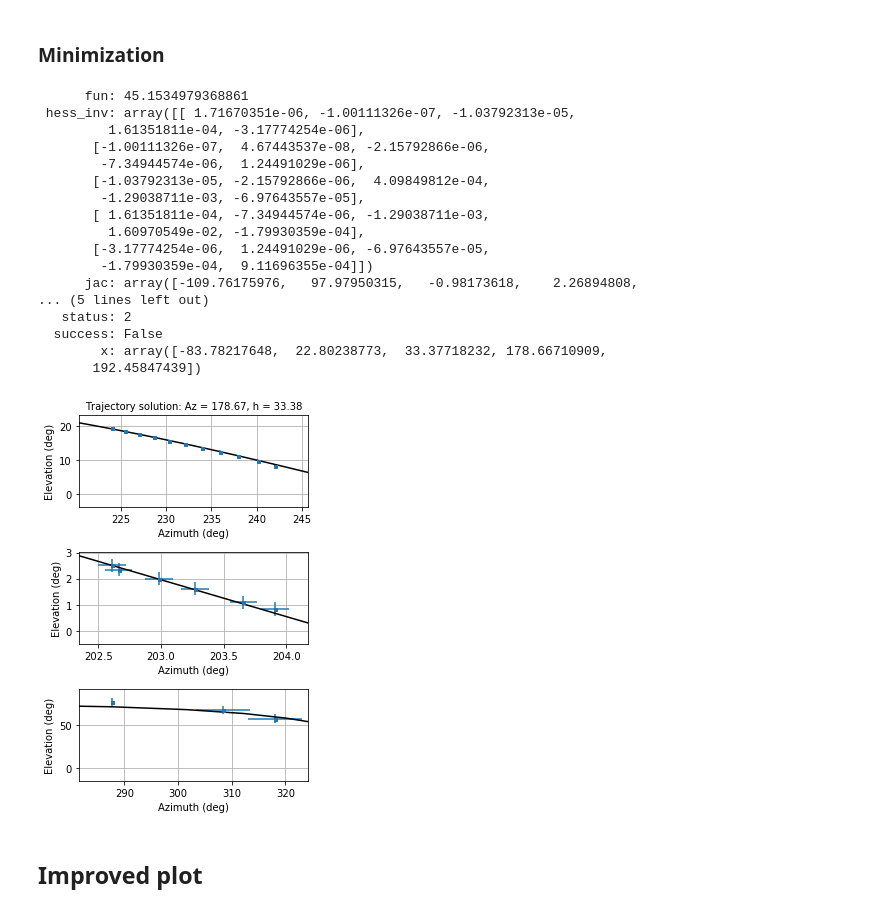
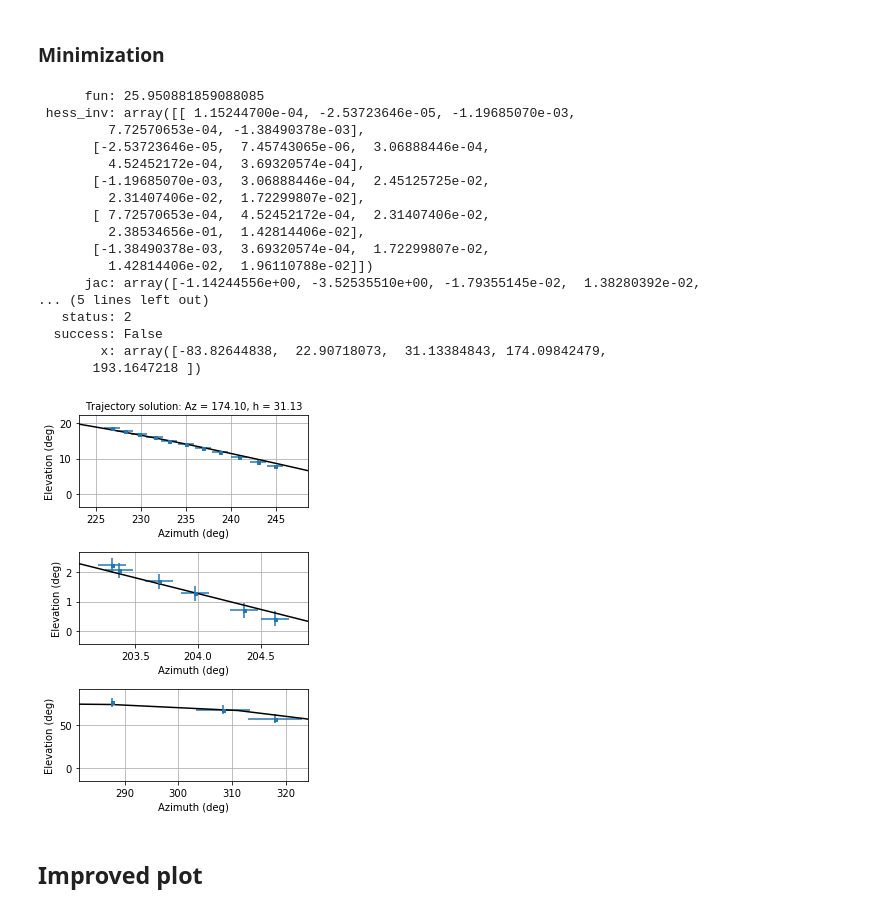
Before and after one commit to seap-udea/MeteorTrajectories, a Jupyter notebook: MeteorTrajectories-Trajectory.ipynb, the cells around one changed output. Saved outputs shown, nothing was run; the diff lists cells and outputs as text; code cells hidden in the pictures.

```diff
--- a/MeteorTrajectories-Trajectory.ipynb
+++ b/MeteorTrajectories-Trajectory.ipynb
@@ -91,7 +109,7 @@ RAD=1/DEG
 
 #Fitting procedure
 lengthTestTrajectory=300 #km
-npointsTestTrajectory=100
+npointsTestTrajectory=50
 # %% [markdown]
 ## Impact data
 # %%
@@ -133,0 +171,8 @@ nvp=len(vantagePoints.keys())-1
+# %%
+def Ratm(ha,epsilon):
+    """
+    Benett formula
+    See: https://en.wikipedia.org/wiki/Atmospheric_refraction
+    """
+    R=1/np.tan((ha+7.31/(ha+4.4))*DEG)
+    return R/60.0
@@ -133,0 +205,5 @@ nvp=len(vantagePoints.keys())-1
+# %%
+key="florida"
+#key="pinar"
+#key="havana"
+vantagePoints[key]["obstraj_nocorr"],vantagePoints[key]["obstraj"]
@@ -185,13 +276,31 @@ def chiSquare(param,vps,avoid=[],verbose=False,npoints=npointsTestTrajectory):
 ### Minimization
 # %%
 #Minimization
-lonProj=-83.7751101
+"""
+lonProj=-83.8751101
 latProj=22.80728391
 hrad=33.0 #deg
-Azrad=180.0 #deg
+Azrad=175.0 #deg
 Azref=192.0 #deg
+"""
+#"""
+#MUY BUENO
+lonProj=-83.81626833
+latProj=22.8974281
+hrad=30.06190132 #deg
+Azrad=172.62676791 #deg
+Azref=193 #deg
+#"""
+"""
+lonProj=-83.81626833
+latProj=22.8974281
+hrad=30.06190132 #deg
+Azrad=175.62676791 #deg
+Azref=193.2#deg
+#"""
+
 param=[lonProj,latProj,hrad,Azrad,Azref]
-solution=minimize(chiSquare,param,args=(vantagePoints,[],False),options=dict(maxiter=100))
+solution=minimize(chiSquare,param,args=(vantagePoints,[],False,50),options=dict(maxiter=100))
 
 #Plot solution
 fig,axs=plt.subplots(nvp,figsize=(4,6))
@@ -203,48 +312,48 @@ for i,ax in enumerate(axs):
 
 axs[0].set_title(f"Trajectory solution: Az = {solution.x[3]:.2f}, h = {solution.x[2]:.2f}",fontsize=10)
 
 i=-1
 for key,vp in vantagePoints.items():
     if key=="impact":continue
     i+=1
 
     #Plot observed points
     axs[i].plot(vp["theotraj"][:,0],vp["theotraj"][:,1],'k-')
     axs[i].errorbar(vp["obstraj"]["Az"]+vp["Azref"],vp["obstraj"]["h"],
                     xerr=vp["obstraj"]["Azerr"],yerr=vp["obstraj"]["herr"],marker='s',ms=3,ls='')
     #axs[i].text(0.9,0.9,vp["location"],ha='right',va='top',transform=axs[i].transAxes)
 
     #Ranges
     Azmin=(vp["obstraj"]["Az"]+vp["Azref"]).min();Azmax=(vp["obstraj"]["Az"]+vp["Azref"]).max()
     hmin=0;hmax=vp["obstraj"]["h"].max()
     dAz=(Azmax-Azmin)/5.0
     dh=(hmax-hmin)/5.0
 
     axs[i].set_xlim((Azmin-dAz,Azmax+dAz))
     axs[i].set_ylim((hmin-dh,hmax+dh))
     axs[i].grid()
 
 fig.tight_layout()
 solution
 # %% [output]
-      fun: 45.1534979368861
- hess_inv: array([[ 1.71670351e-06, -1.00111326e-07, -1.03792313e-05,
-         1.61351811e-04, -3.17774254e-06],
-       [-1.00111326e-07,  4.67443537e-08, -2.15792866e-06,
-        -7.34944574e-06,  1.24491029e-06],
-       [-1.03792313e-05, -2.15792866e-06,  4.09849812e-04,
-        -1.29038711e-03, -6.97643557e-05],
-       [ 1.61351811e-04, -7.34944574e-06, -1.29038711e-03,
-         1.60970549e-02, -1.79930359e-04],
-       [-3.17774254e-06,  1.24491029e-06, -6.97643557e-05,
-        -1.79930359e-04,  9.11696355e-04]])
-      jac: array([-109.76175976,   97.97950315,   -0.98173618,    2.26894808,
+      fun: 25.950881859088085
+ hess_inv: array([[ 1.15244700e-04, -2.53723646e-05, -1.19685070e-03,
+         7.72570653e-04, -1.38490378e-03],
+       [-2.53723646e-05,  7.45743065e-06,  3.06888446e-04,
+         4.52452172e-04,  3.69320574e-04],
+       [-1.19685070e-03,  3.06888446e-04,  2.45125725e-02,
+         2.31407406e-02,  1.72299807e-02],
+       [ 7.72570653e-04,  4.52452172e-04,  2.31407406e-02,
+         2.38534656e-01,  1.42814406e-02],
+       [-1.38490378e-03,  3.69320574e-04,  1.72299807e-02,
+         1.42814406e-02,  1.96110788e-02]])
+      jac: array([-1.14244556e+00, -3.52535510e+00, -1.79355145e-02,  1.38280392e-02,
 ... (5 lines left out)
    status: 2
   success: False
-        x: array([-83.78217648,  22.80238773,  33.37718232, 178.66710909,
-       192.45847439])
+        x: array([-83.82644838,  22.90718073,  31.13384843, 174.09842479,
+       193.1647218 ])
-[figure, old version]
+[figure, new version]
 # %% [markdown]
 ## Improved plot
 # %%
```
Also changed, not shown: parts of 40 cells of this notebook, 42 other files.
